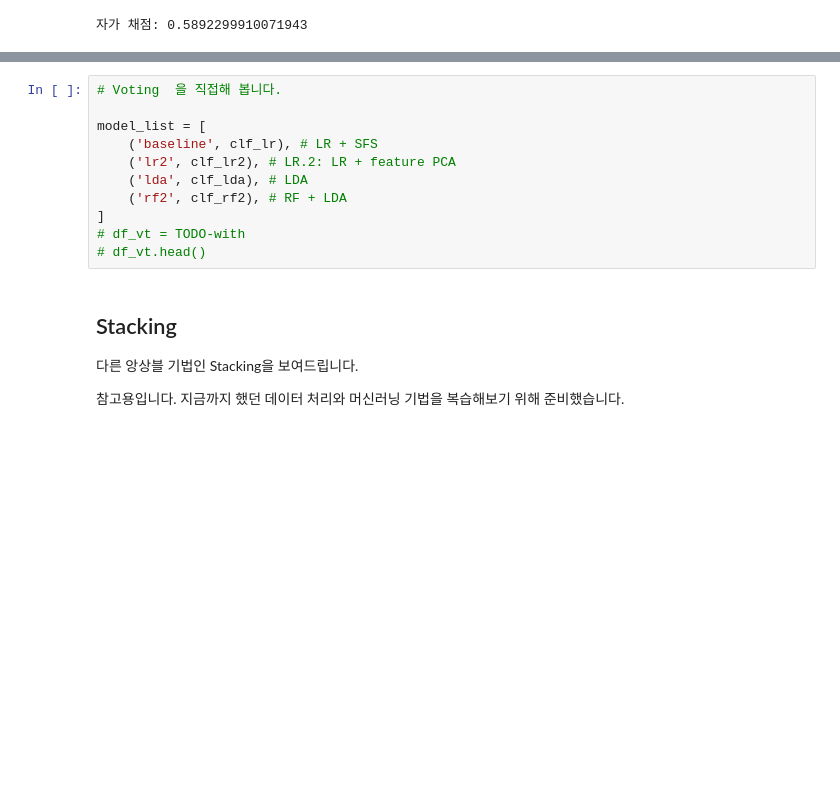
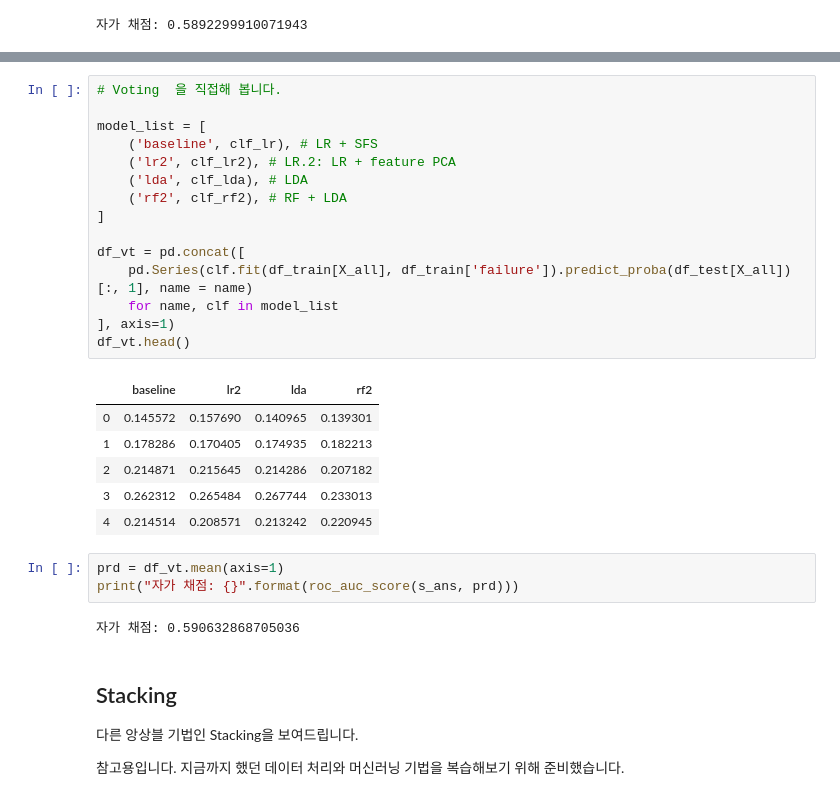
Before and after one commit to sunkusun9/DS_lv3_2502, a Jupyter notebook: sec_ds_lv3_prob1_kaggle.ipynb, the cells around one changed output, grey strips where cells are left out. Cells and saved outputs as stored; diff of their text form; blank space fills up the shorter version.

```diff
--- a/sec_ds_lv3_prob1_kaggle.ipynb
+++ b/sec_ds_lv3_prob1_kaggle.ipynb
@@ -506,14 +507,30 @@ print("자가 채점: {}".format(roc_auc_score(s_ans, prd)))
 # %%
 # Voting  을 직접해 봅니다.
 
 model_list = [
     ('baseline', clf_lr), # LR + SFS
     ('lr2', clf_lr2), # LR.2: LR + feature PCA
     ('lda', clf_lda), # LDA
     ('rf2', clf_rf2), # RF + LDA
 ]
-# df_vt = TODO-with
-# df_vt.head()
+
+df_vt = pd.concat([
+    pd.Series(clf.fit(df_train[X_all], df_train['failure']).predict_proba(df_test[X_all])[:, 1], name = name)
+    for name, clf in model_list
+], axis=1)
+df_vt.head()
+# %% [output]
+|  | baseline | lr2 | lda | rf2 |
+| 0 | 0.145572 | 0.157690 | 0.140965 | 0.139301 |
+| 1 | 0.178286 | 0.170405 | 0.174935 | 0.182213 |
+| 2 | 0.214871 | 0.215645 | 0.214286 | 0.207182 |
+| 3 | 0.262312 | 0.265484 | 0.267744 | 0.233013 |
+| 4 | 0.214514 | 0.208571 | 0.213242 | 0.220945 |
+# %%
+prd = df_vt.mean(axis=1)
+print("자가 채점: {}".format(roc_auc_score(s_ans, prd)))
+# %% [output]
+자가 채점: 0.590632868705036
 # %% [markdown]
 ## Stacking
 
```
Also changed, not shown: parts of 17 cells of this notebook.
